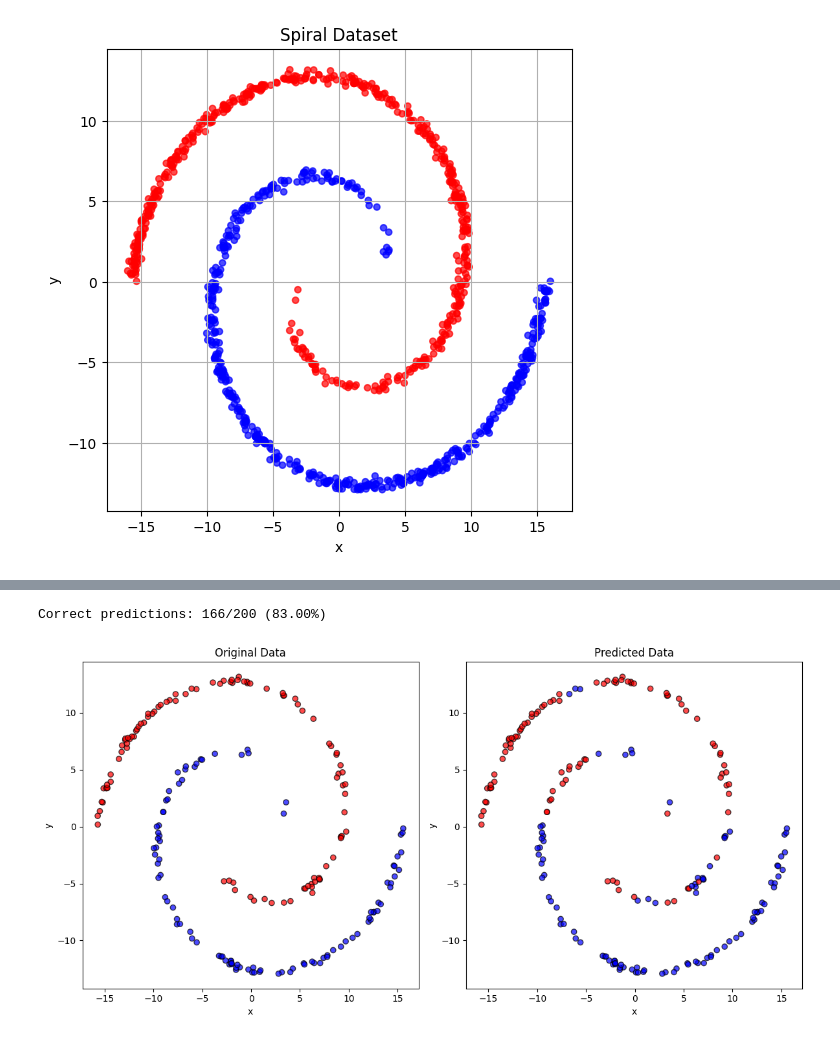
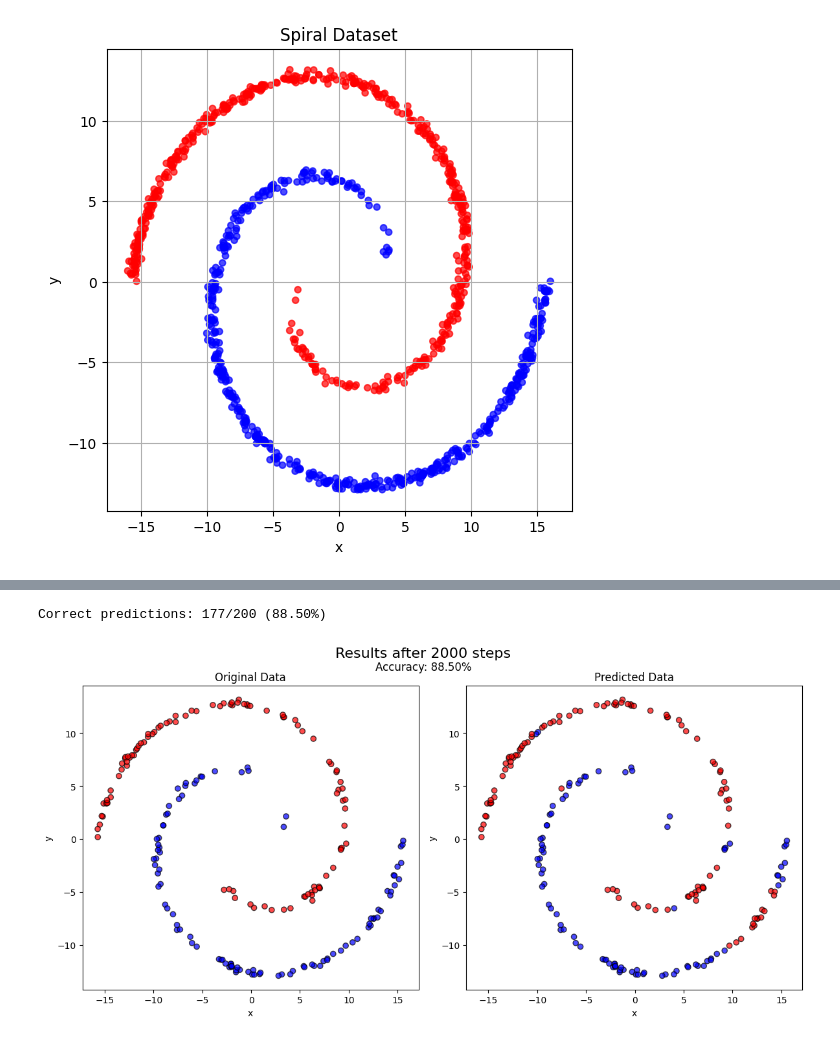
Before and after one commit to Rahul-Baradol/pulsar, a Jupyter notebook: experiments/spiral/visualize_spiral.ipynb, the cells around one changed output, grey strips where cells are left out. Saved outputs shown, nothing was run; the diff lists cells and outputs as text; code cells hidden in the pictures.

```diff
--- a/experiments/spiral/visualize_spiral.ipynb
+++ b/experiments/spiral/visualize_spiral.ipynb
@@ -59,33 +61,35 @@ Correct predictions: 151/200 (75.50%)
-# %%
-import pandas as pd
-import matplotlib.pyplot as plt
-
-# Load the CSV files
-original = pd.read_csv("spiral_test.csv")
-predicted = pd.read_csv("spiral_test_prediction_5k.csv")
-
-# Make sure rows align (assumes both files have same x,y order)
-correct = (original["label"] == predicted["label"]).sum()
-total = len(original)
-print(f"Correct predictions: {correct}/{total} ({correct/total:.2%})")
-
-# Create subplots for side-by-side comparison
-fig, axes = plt.subplots(1, 2, figsize=(12, 6))
-
-# Plot original data
-axes[0].scatter(original["x"], original["y"], c=original["label"], cmap="bwr", alpha=0.7, edgecolors="k")
-axes[0].set_title("Original Data")
-axes[0].set_xlabel("x")
-axes[0].set_ylabel("y")
-
-# Plot predicted data
-axes[1].scatter(predicted["x"], predicted["y"], c=predicted["label"], cmap="bwr", alpha=0.7, edgecolors="k")
-axes[1].set_title("Predicted Data")
-axes[1].set_xlabel("x")
-axes[1].set_ylabel("y")
-
-plt.tight_layout()
-plt.show()
-# %% [output]
-Correct predictions: 166/200 (83.00%)
-[figure, removed]
+# %%
+import pandas as pd
+import matplotlib.pyplot as plt
+
+# Load the CSV files
+original = pd.read_csv("spiral_test.csv")
+predicted = pd.read_csv("spiral_test_prediction_64_64_1_5k.csv")
+
+# Make sure rows align (assumes both files have same x,y order)
+correct = (original["label"] == predicted["label"]).sum()
+total = len(original)
+print(f"Correct predictions: {correct}/{total} ({correct/total:.2%})")
+
+# Create subplots for side-by-side comparison
+fig, axes = plt.subplots(1, 2, figsize=(12, 6))
+fig.suptitle("Results after 2000 steps", fontsize=16)
+fig.text(0.5, 0.92, f"Accuracy: {correct/total:.2%}", ha="center", fontsize=12)
+
+# Plot original data
+axes[0].scatter(original["x"], original["y"], c=original["label"], cmap="bwr", alpha=0.7, edgecolors="k")
+axes[0].set_title("Original Data")
+axes[0].set_xlabel("x")
+axes[0].set_ylabel("y")
+
+# Plot predicted data
+axes[1].scatter(predicted["x"], predicted["y"], c=predicted["label"], cmap="bwr", alpha=0.7, edgecolors="k")
+axes[1].set_title("Predicted Data")
+axes[1].set_xlabel("x")
+axes[1].set_ylabel("y")
+
+plt.tight_layout()
+plt.show()
+# %% [output]
+Correct predictions: 177/200 (88.50%)
+[figure, added]
```
Also changed, not shown: parts of 2 cells of this notebook, 9 other files.
